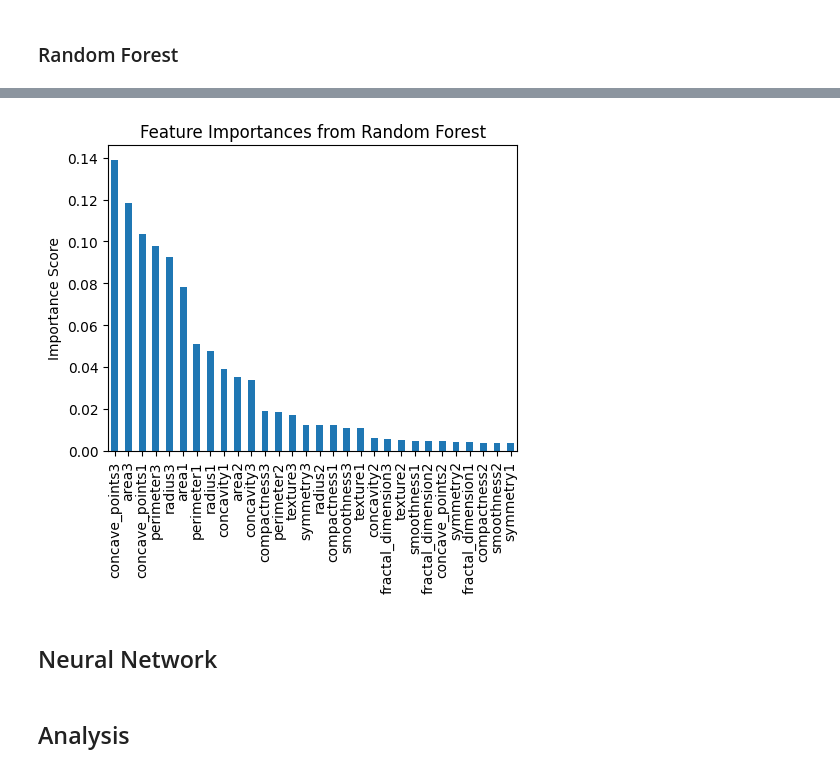
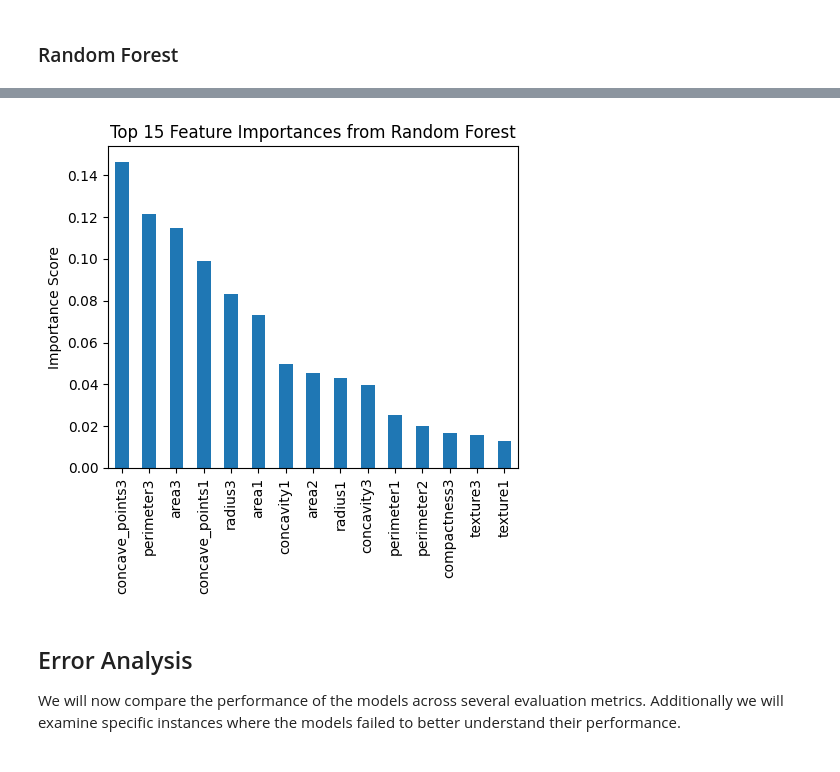
Before and after one commit to emilysaunders28/breast-cancer, a Jupyter notebook: breast_cancer_classifier.ipynb, the cells around one changed output, grey strips where cells are left out. Saved outputs shown, nothing was run; the diff lists cells and outputs as text; code cells hidden in the pictures.

Commit message:
progress on error analysis

```diff
--- a/breast_cancer_classifier.ipynb
+++ b/breast_cancer_classifier.ipynb
@@ -284,17 +286,17 @@ Training time:  0.3552110195159912  seconds
 # %%
 importances = rf_model.feature_importances_
 feat_importances = pd.Series(importances, index=feature_names)
 feat_importances = feat_importances.sort_values(ascending=False)
 
 plt.figure(figsize=(5, 5))
-feat_importances.plot(kind='bar')
-plt.title('Feature Importances from Random Forest')
+feat_importances.head(15).plot(kind='bar')
+plt.title('Top 15 Feature Importances from Random Forest')
 plt.ylabel('Importance Score')
 plt.tight_layout()
 plt.show()
 # %% [output]
-[figure, old version]
+[figure, new version]
-# %% [markdown]
-## Neural Network
 # %% [markdown]
-## Analysis
+## Error Analysis
+
+We will now compare the performance of the models across several evaluation metrics. Additionally we will examine specific instances where the models failed to better understand their performance.
```
Also changed, not shown: parts of 14 cells of this notebook.
